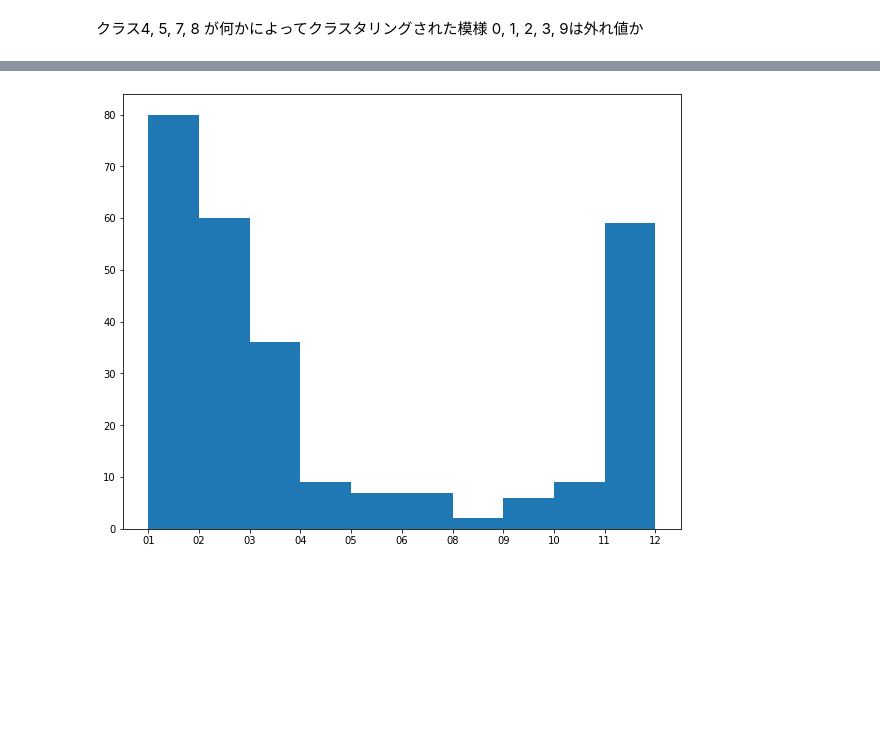
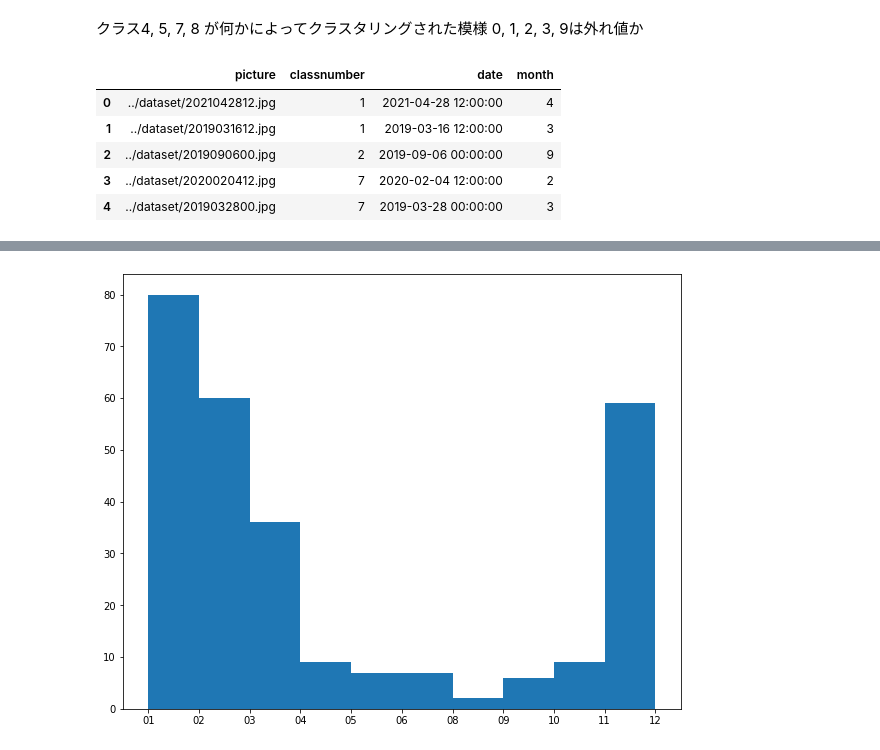
Before and after one commit to temari1997/tenkizu_cluster, a Jupyter notebook: work/k-means.ipynb, the cells around one changed output, grey strips where cells are left out. Cells and saved outputs as stored; diff of their text form; code cells hidden in the pictures; blank space fills up the shorter version.

```diff
--- a/work/k-means.ipynb
+++ b/work/k-means.ipynb
@@ -67,2 +77,11 @@ out.to_csv("out_10.csv")
+# %%
+out.head(5)
+# %% [output]
+|  | picture | classnumber | date | month |
+| 0 | ../dataset/2021042812.jpg | 1 | 2021-04-28 12:00:00 | 4 |
+| 1 | ../dataset/2019031612.jpg | 1 | 2019-03-16 12:00:00 | 3 |
+| 2 | ../dataset/2019090600.jpg | 2 | 2019-09-06 00:00:00 | 9 |
+| 3 | ../dataset/2020020412.jpg | 7 | 2020-02-04 12:00:00 | 2 |
+| 4 | ../dataset/2019032800.jpg | 7 | 2019-03-28 00:00:00 | 3 |
 # %%
 for i in range(10):
```
Also changed, not shown: parts of 8 cells of this notebook.
